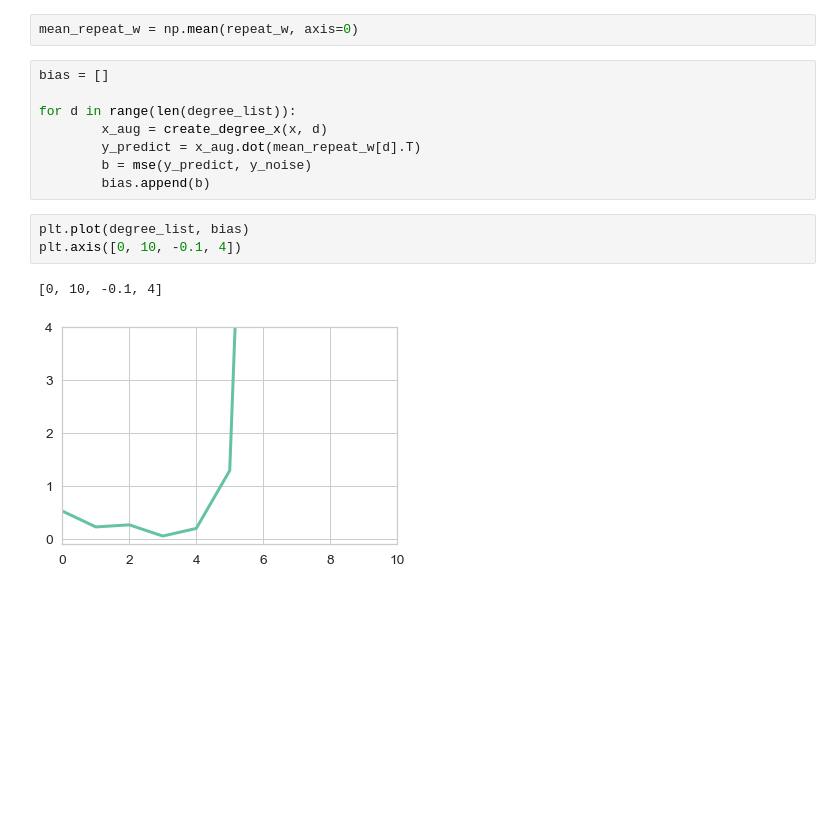
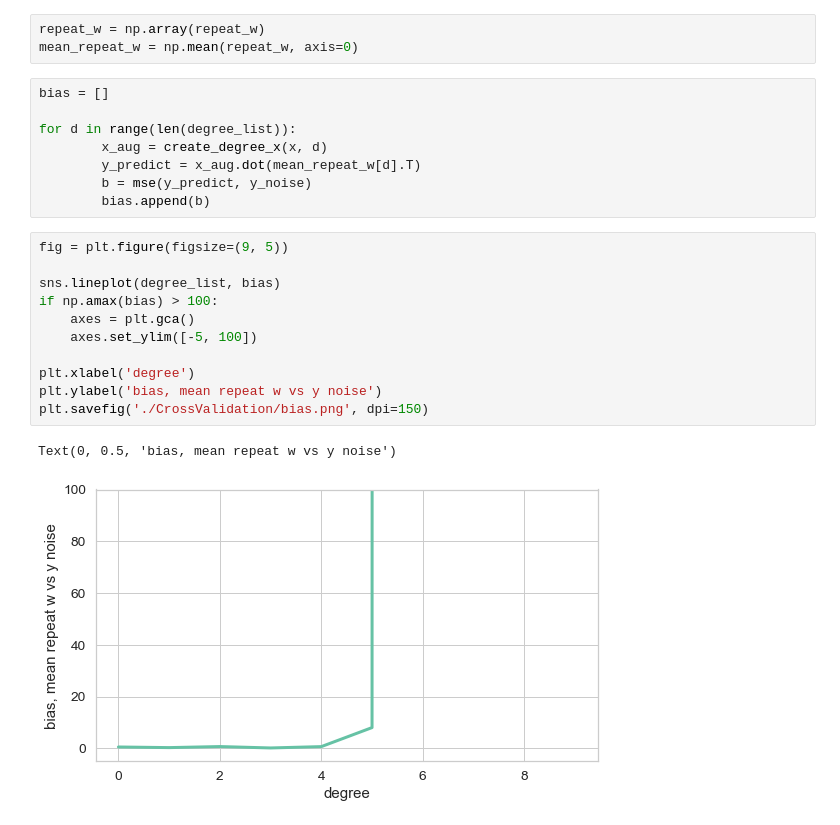
Before and after one commit to chuan-khuna/Datamining, a Jupyter notebook: CrossValidation/cross_validation.ipynb, the cells around one changed output. Cells and saved outputs as stored; diff of their text form; blank space fills up the shorter version.

```diff
--- a/CrossValidation/cross_validation.ipynb
+++ b/CrossValidation/cross_validation.ipynb
@@ -263,6 +258,7 @@ plt.savefig('./CrossValidation/train-error.png', dpi=150)
 # %% [markdown]
 # Calculate Bias Variance
 # %%
+repeat_w = np.array(repeat_w)
 mean_repeat_w = np.mean(repeat_w, axis=0)
 # %%
 bias = []
@@ -272,9 +268,17 @@ for d in range(len(degree_list)):
         y_predict = x_aug.dot(mean_repeat_w[d].T)
         b = mse(y_predict, y_noise)
         bias.append(b)
-# %%
-plt.plot(degree_list, bias)
-plt.axis([0, 10, -0.1, 4])
-# %% [output]
-[0, 10, -0.1, 4]
-[figure, removed]
+# %%
+fig = plt.figure(figsize=(9, 5))
+
+sns.lineplot(degree_list, bias)
+if np.amax(bias) > 100:
+    axes = plt.gca()
+    axes.set_ylim([-5, 100])
+
+plt.xlabel('degree')
+plt.ylabel('bias, mean repeat w vs y noise')
+plt.savefig('./CrossValidation/bias.png', dpi=150)
+# %% [output]
+Text(0, 0.5, 'bias, mean repeat w vs y noise')
+[figure, added]
```
Also changed, not shown: parts of 8 cells of this notebook, 5 other files.
